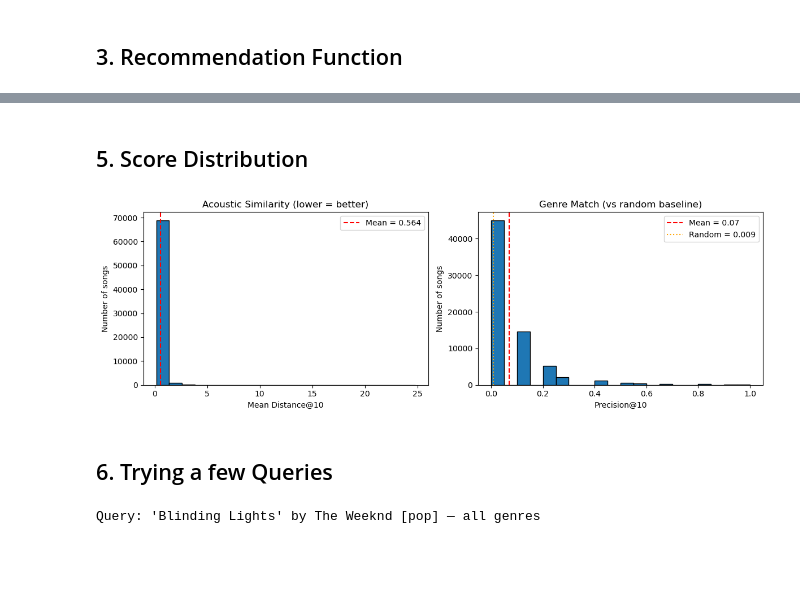
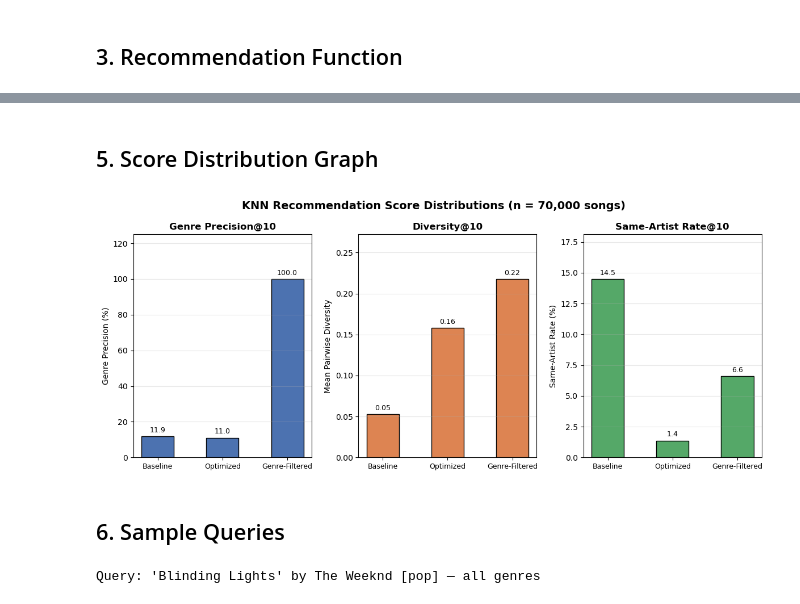
Before and after one commit to shxi3448/TuneTale, a Jupyter notebook: KNNalgo.ipynb, the cells around one changed output, grey strips where cells are left out. Cells and saved outputs as stored; diff of their text form; code cells hidden in the pictures; blank space fills up the shorter version.

Commit message:
Update with eval logic

```diff
--- a/KNNalgo.ipynb
+++ b/KNNalgo.ipynb
@@ -123,31 +217,47 @@ Random baseline genre precision: 0.0088
 # %% [markdown]
-## 5. Score Distribution
+## 5. Score Distribution Graph
 # %%
-import matplotlib.pyplot as plt
+stages  = ["Baseline", "Optimized", "Genre-Filtered"]
+results = {
+    "Baseline":       (gp_b, div_b, sa_b),
+    "Optimized":      (gp_o, div_o, sa_o),
+    "Genre-Filtered": (gp_g, div_g, sa_g),
+}
 
-fig, axes = plt.subplots(1, 2, figsize=(12, 4))
+gps  = [results[s][0] * 100 for s in stages]
+divs = [results[s][1]       for s in stages]
+sas  = [results[s][2] * 100 for s in stages]
 
-axes[0].hist(dist_scores, bins=20, edgecolor="black")
-axes[0].axvline(avg_dist, color="red", linestyle="--", label=f"Mean = {avg_dist:.3f}")
-axes[0].set_xlabel(f"Mean Distance@{K}")
-axes[0].set_ylabel("Number of songs")
-axes[0].set_title(f"Acoustic Similarity (lower = better)")
-axes[0].legend()
+x      = np.arange(len(stages))
+colors = ["#4C72B0", "#DD8452", "#55A868"]
 
-axes[1].hist(genre_scores, bins=20, edgecolor="black")
-axes[1].axvline(avg_genre, color="red", linestyle="--", label=f"Mean = {avg_genre:.2f}")
-axes[1].axvline(1/df["track_genre"].nunique(), color="orange", linestyle=":", label=f"Random = {1/df['track_genre'].nunique():.3f}")
-axes[1].set_xlabel(f"Precision@{K}")
-axes[1].set_ylabel("Number of songs")
-axes[1].set_title(f"Genre Match (vs random baseline)")
-axes[1].legend()
+fig, axes = plt.subplots(1, 3, figsize=(12, 5))
+fig.suptitle(f"KNN Recommendation Score Distributions (n = {N_EVAL:,} songs)",
+             fontsize=14, fontweight="bold")
+
+for ax, values, ylabel, title, color in zip(
+    axes,
+    [gps, divs, sas],
+    ["Genre Precision (%)", "Mean Pairwise Diversity", "Same-Artist Rate (%)"],
+    ["Genre Precision@10", "Diversity@10", "Same-Artist Rate@10"],
+    colors,
+):
+    bars = ax.bar(x, values, color=color, edgecolor="black", width=0.5)
+    ax.set_xticks(x)
+    ax.set_xticklabels(stages, fontsize=9)
+    ax.set_ylabel(ylabel)
+    ax.set_title(title, fontweight="bold")
+    fmt = "%.2f" if max(values) < 5 else "%.1f"
+    ax.bar_label(bars, fmt=fmt, padding=3, fontsize=9)
+    ax.set_ylim(0, max(values) * 1.25)
+    ax.grid(axis="y", alpha=0.3)
 
 plt.tight_layout()
 plt.show()
 # %% [output]
-[figure, old version]
+[figure, new version]
 # %% [markdown]
-## 6. Trying a few Queries
+## 6. Sample Queries
 # %%
 # All genres (default)
 recommend("Blinding Lights", artist_name="The Weeknd")
```
Also changed, not shown: parts of 8 cells of this notebook.
